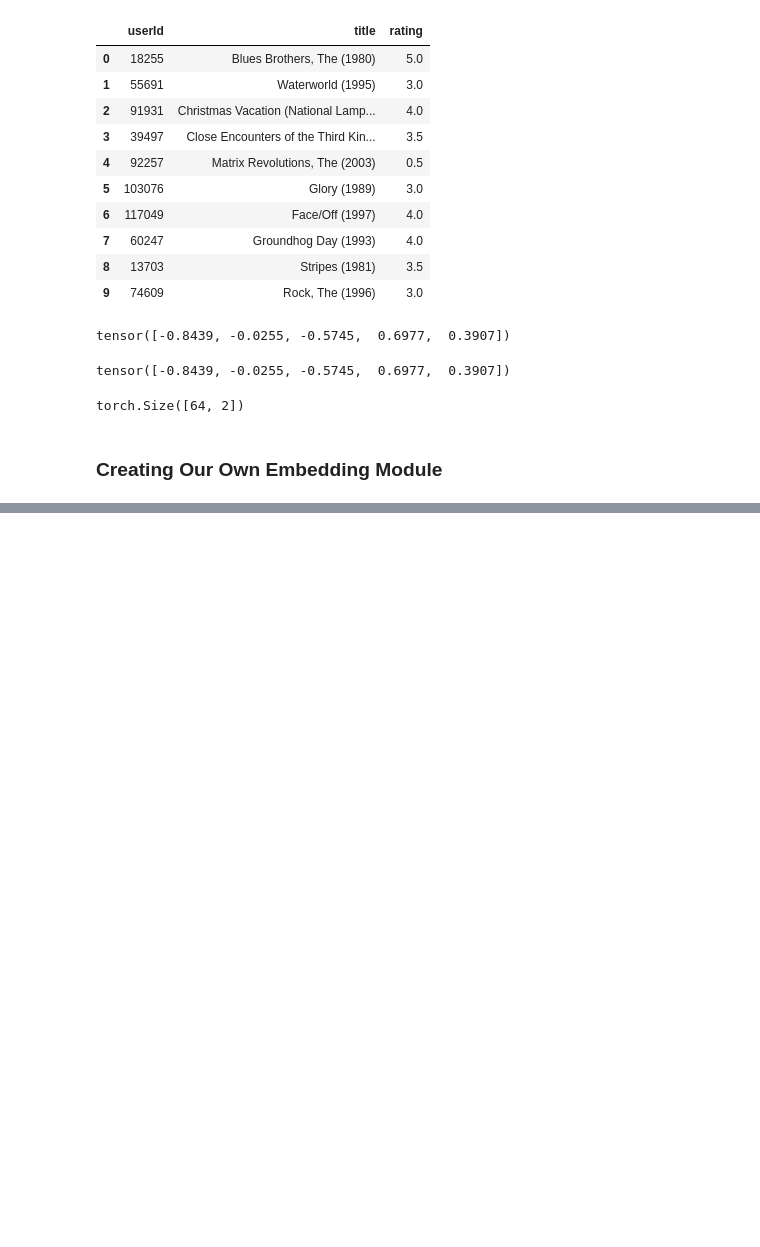
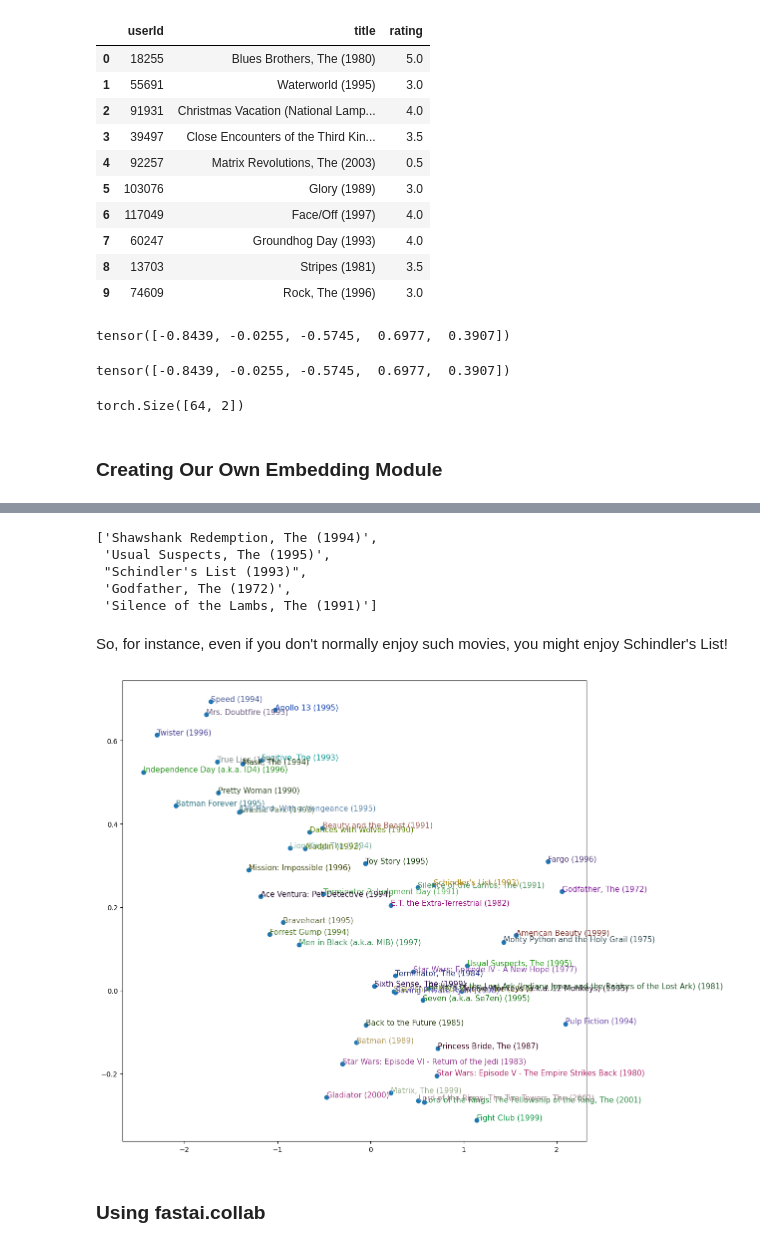
Before and after one commit to pratikasarkar/CollaborativeFiltering, a Jupyter notebook: notebooks/CollaborativeFiltering.ipynb, the cells around one changed output, grey strips where cells are left out. Drawn from its saved outputs; the diff is of its cells as text; code cells hidden in the pictures; blank space fills up the shorter version.

Commit message:
with fastai code

```diff
--- a/notebooks/CollaborativeFiltering.ipynb
+++ b/notebooks/CollaborativeFiltering.ipynb
@@ -184,0 +178,2 @@ learn.export(path/'models'/'model_v5_with_own_embedding.pkl')
+# %%
+learn = load_learner(path/'models'/'model_v5_with_own_embedding.pkl')
@@ -184,0 +194,30 @@ learn.export(path/'models'/'model_v5_with_own_embedding.pkl')
+# %%
+idxs = movie_bias.argsort(descending=True)[:5]
+[dls.classes['title'][i] for i in idxs]
+# %% [output]
+['Shawshank Redemption, The (1994)',
+ 'Usual Suspects, The (1995)',
+ "Schindler's List (1993)",
+ 'Godfather, The (1972)',
+ 'Silence of the Lambs, The (1991)']
+# %% [markdown]
+So, for instance, even if you don't normally enjoy such movies, you might enjoy Schindler's List!
+# %%
+g = ratings.groupby('title')['rating'].count()
+top_movies = g.sort_values(ascending=False).index.values[:1000]
+top_idxs = tensor([learn.dls.classes['title'].o2i[m] for m in top_movies])
+movie_w = learn.model.movie_factors[top_idxs].cpu().detach()
+movie_pca = movie_w.pca(3)
+fac0,fac1,fac2 = movie_pca.t()
+idxs = list(range(50))
+X = fac0[idxs]
+Y = fac2[idxs]
+plt.figure(figsize=(12,12))
+plt.scatter(X, Y)
+for i, x, y in zip(top_movies[idxs], X, Y):
+    plt.text(x,y,i, color=np.random.rand(3)*0.7, fontsize=11)
+plt.show()
+# %% [output]
+[figure, added]
+# %% [markdown]
+### Using fastai.collab
```
Also changed, not shown: parts of 8 cells of this notebook.
